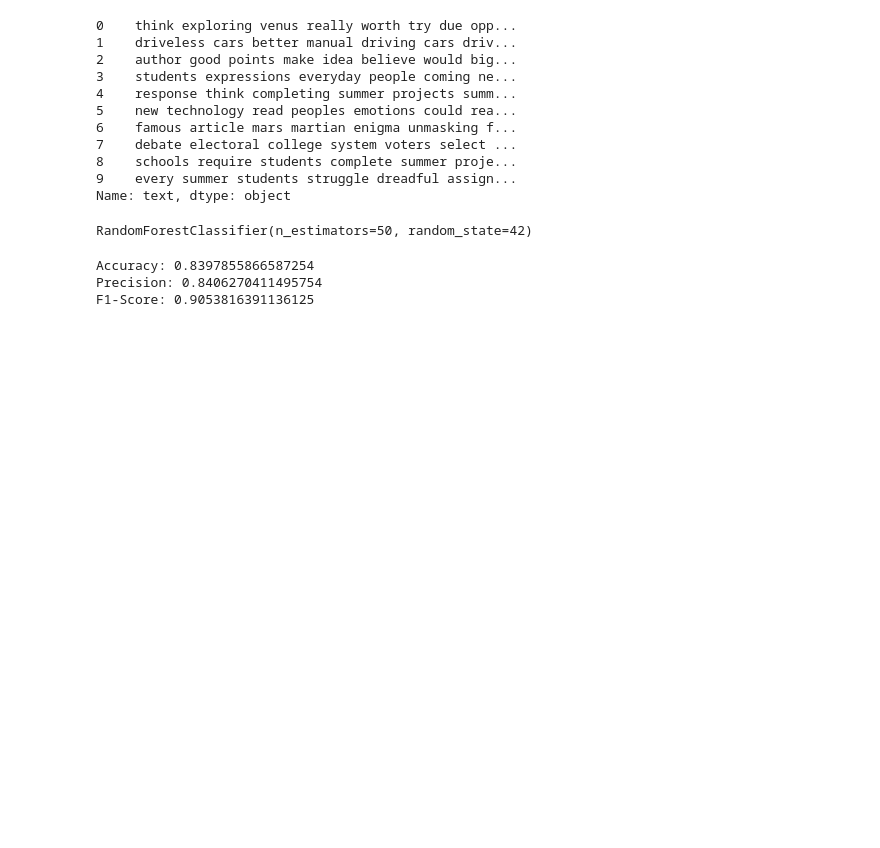
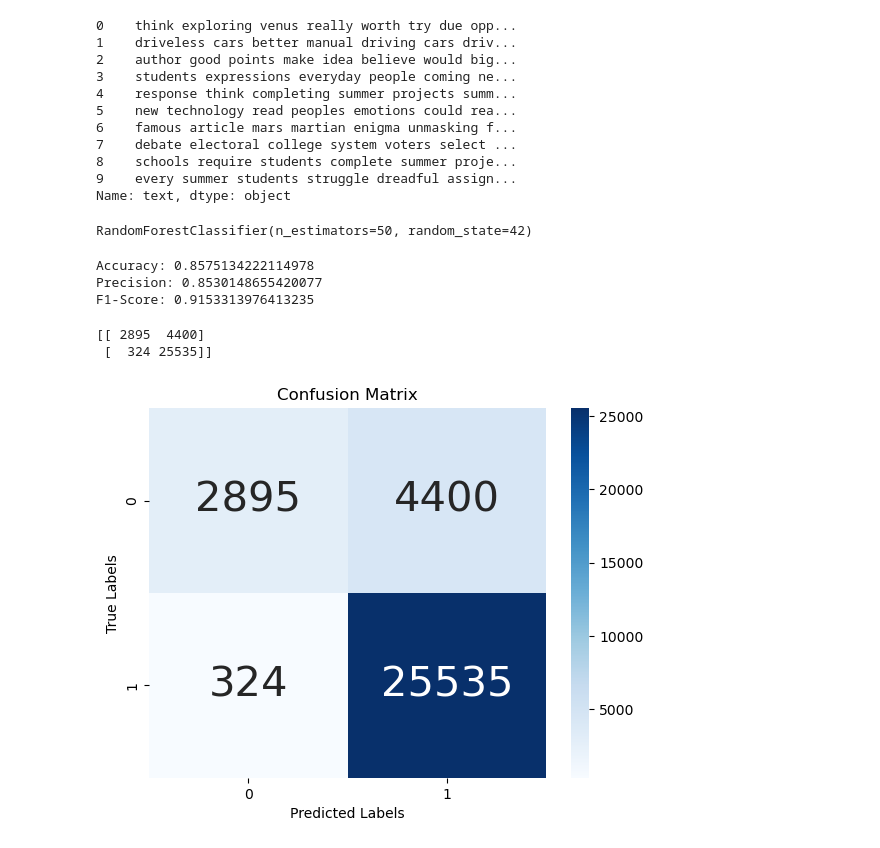
Before and after one commit to ducati-girl/207-final, a Jupyter notebook: models/Random_Forest.ipynb, the cells around one changed output. Drawn from its saved outputs; the diff is of its cells as text; code cells hidden in the pictures; blank space fills up the shorter version.

Commit message:
updated code to use test data

```diff
--- a/models/Random_Forest.ipynb
+++ b/models/Random_Forest.ipynb
@@ -85,14 +85,35 @@ rf.fit(X_train_bow, y_train)
 # %% [output]
 RandomForestClassifier(n_estimators=50, random_state=42)
 # %%
-y_pred = rf.predict(X_val_bow)
-accuracy = accuracy_score(y_val, y_pred)
-f1 = f1_score(y_val, y_pred)
-precision = precision_score(y_val, y_pred)
+X_test_bow = vect.transform(X_test)
+y_pred = rf.predict(X_test_bow)
+accuracy = accuracy_score(y_test, y_pred)
+f1 = f1_score(y_test, y_pred)
+precision = precision_score(y_test, y_pred)
 print(f"Accuracy: {accuracy}")
 print(f"Precision: {precision}")
 print(f"F1-Score: {f1}")
 # %% [output]
-Accuracy: 0.8397855866587254
-Precision: 0.8406270411495754
-F1-Score: 0.9053816391136125
+Accuracy: 0.8575134222114978
+Precision: 0.8530148655420077
+F1-Score: 0.9153313976413235
+# %%
+cm = confusion_matrix(y_test, y_pred)
+print(cm)
+# %% [output]
+[[ 2895  4400]
+ [  324 25535]]
+# %%
+import seaborn as sns
+import pandas as pd
+import matplotlib.pyplot as plt
+ax = plt.axes()
+df_cm = cm
+sns.heatmap(df_cm, annot=True, annot_kws={"size": 30}, fmt='d',cmap="Blues", ax = ax )
+ax.set_title('Confusion Matrix')
+plt.xlabel('Predicted Labels')
+plt.ylabel('True Labels')
+
+plt.show()
+# %% [output]
+[figure, added]
```
Also changed, not shown: parts of 3 cells of this notebook, 2 other files.
